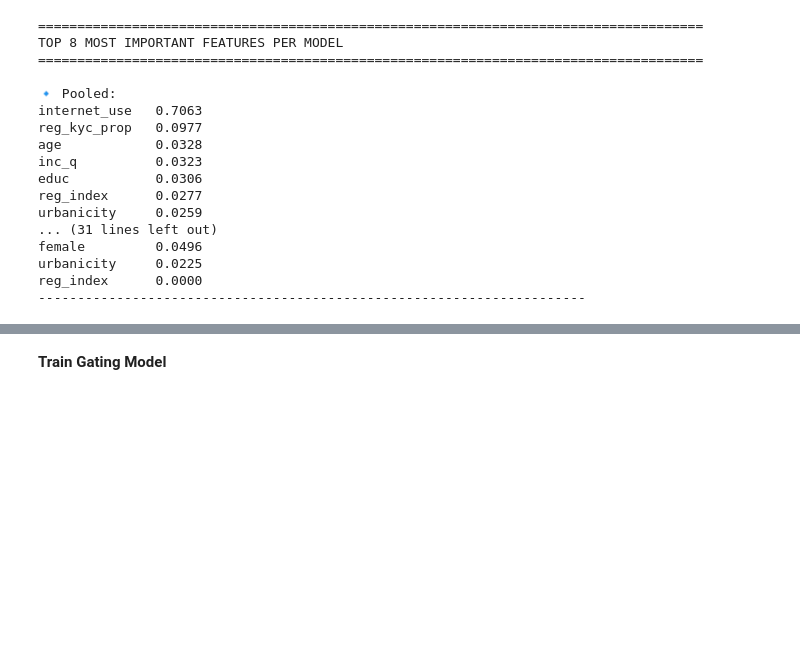
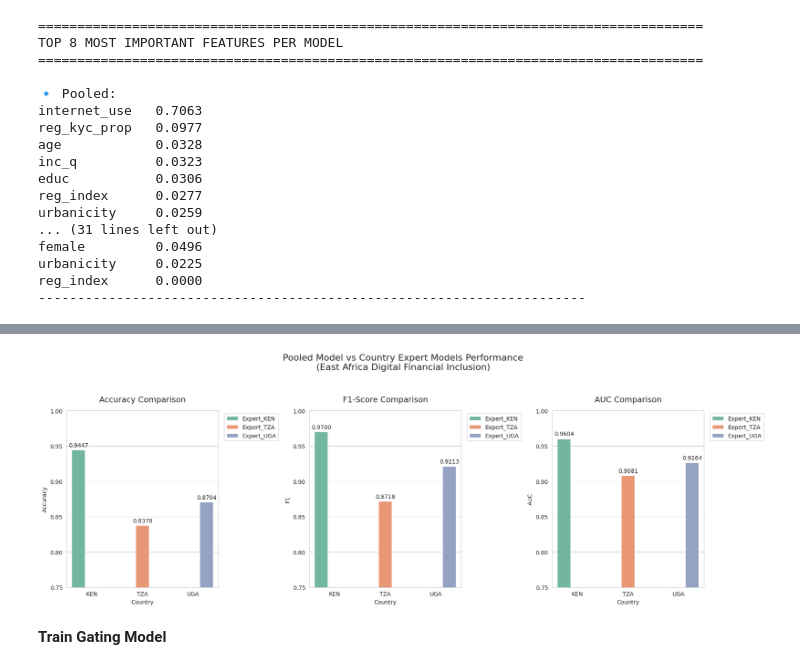
Before and after one commit to sitahlango-maker/Financial_Inclusion, a Jupyter notebook: cleanfinancialinclusion.ipynb, the cells around one changed output, grey strips where cells are left out. Drawn from its saved outputs; the diff is of its cells as text; code cells hidden in the pictures; blank space fills up the shorter version.

```diff
--- a/cleanfinancialinclusion.ipynb
+++ b/cleanfinancialinclusion.ipynb
@@ -1342,3 +1532,44 @@ reg_index      0.0000
+# %%
+# PLOTTING: POOLED vs EXPERT COMPARISON
+import matplotlib.pyplot as plt
+import seaborn as sns
+
+sns.set_style("whitegrid")
+
+# Prepare data (remove duplicates and 'All' row)
+plot_df = results_df.drop_duplicates()
+plot_df = plot_df[plot_df['Country'] != 'All'].copy()
+
+# Side-by-side comparison plots
+fig, axes = plt.subplots(1, 3, figsize=(18, 6))
+
+metrics = ['Accuracy', 'F1', 'AUC']
+titles = ['Accuracy Comparison', 'F1-Score Comparison', 'AUC Comparison']
+
+for i, metric in enumerate(metrics):
+    sns.barplot(
+        data=plot_df,
+        x='Country',
+        y=metric,
+        hue='Model',
+        ax=axes[i],
+        palette='Set2',
+        dodge=True
+    )
+    axes[i].set_title(titles[i], fontsize=14, pad=15)
+    axes[i].set_ylim(0.75, 1.0)
+    axes[i].legend(bbox_to_anchor=(1.02, 1), loc='upper left')
+
+    # Add value labels
+    for container in axes[i].containers:
+        axes[i].bar_label(container, fmt='%.4f', padding=3, fontsize=10)
+
+plt.suptitle('Pooled Model vs Country Expert Models Performance\n(East Africa Digital Financial Inclusion)',
+             fontsize=16, y=1.05)
+plt.tight_layout()
+plt.show()
+# %% [output]
+[figure, added]
 # %% [markdown]
 **Train Gating Model**
 # %%
```
Also changed, not shown: parts of 11 cells of this notebook.
